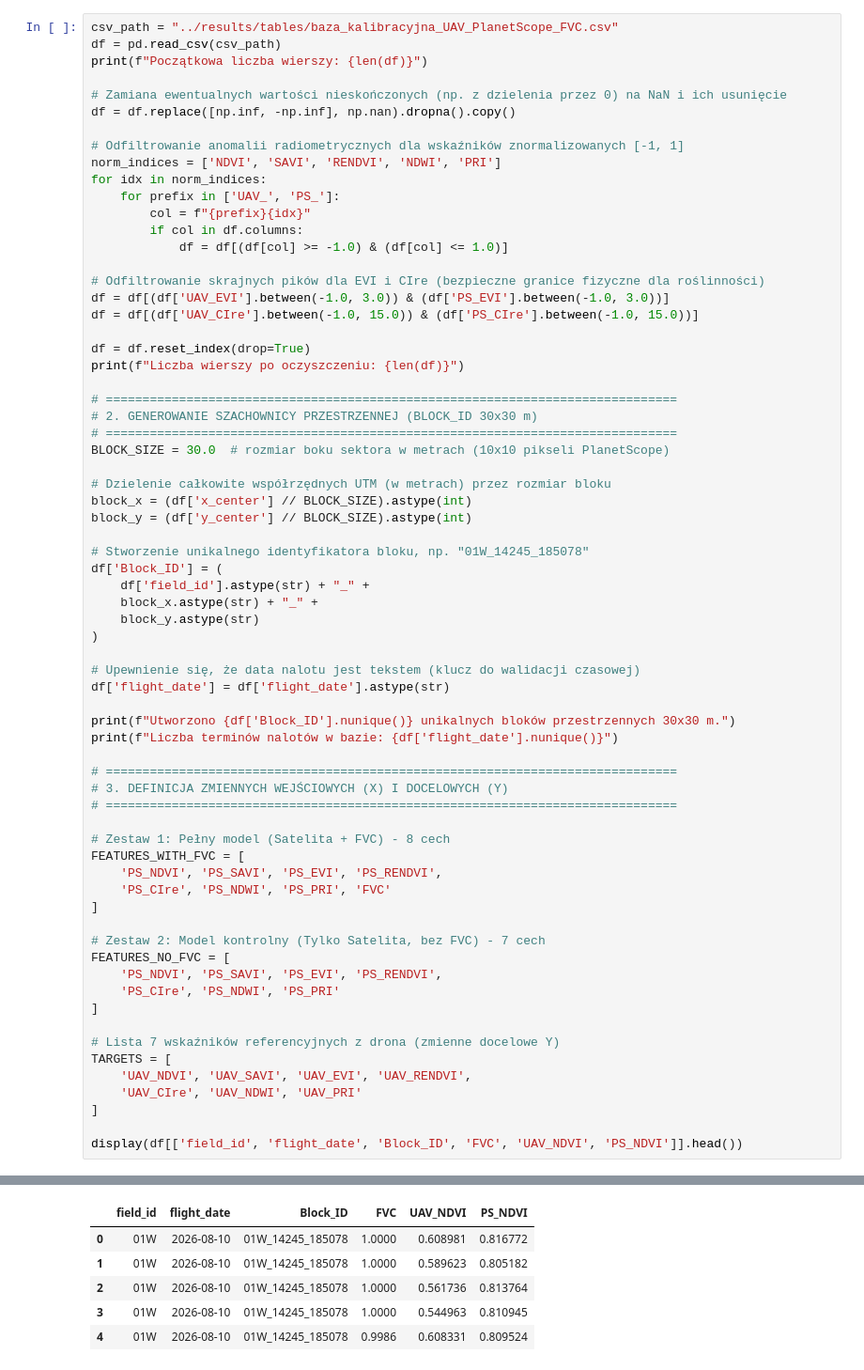
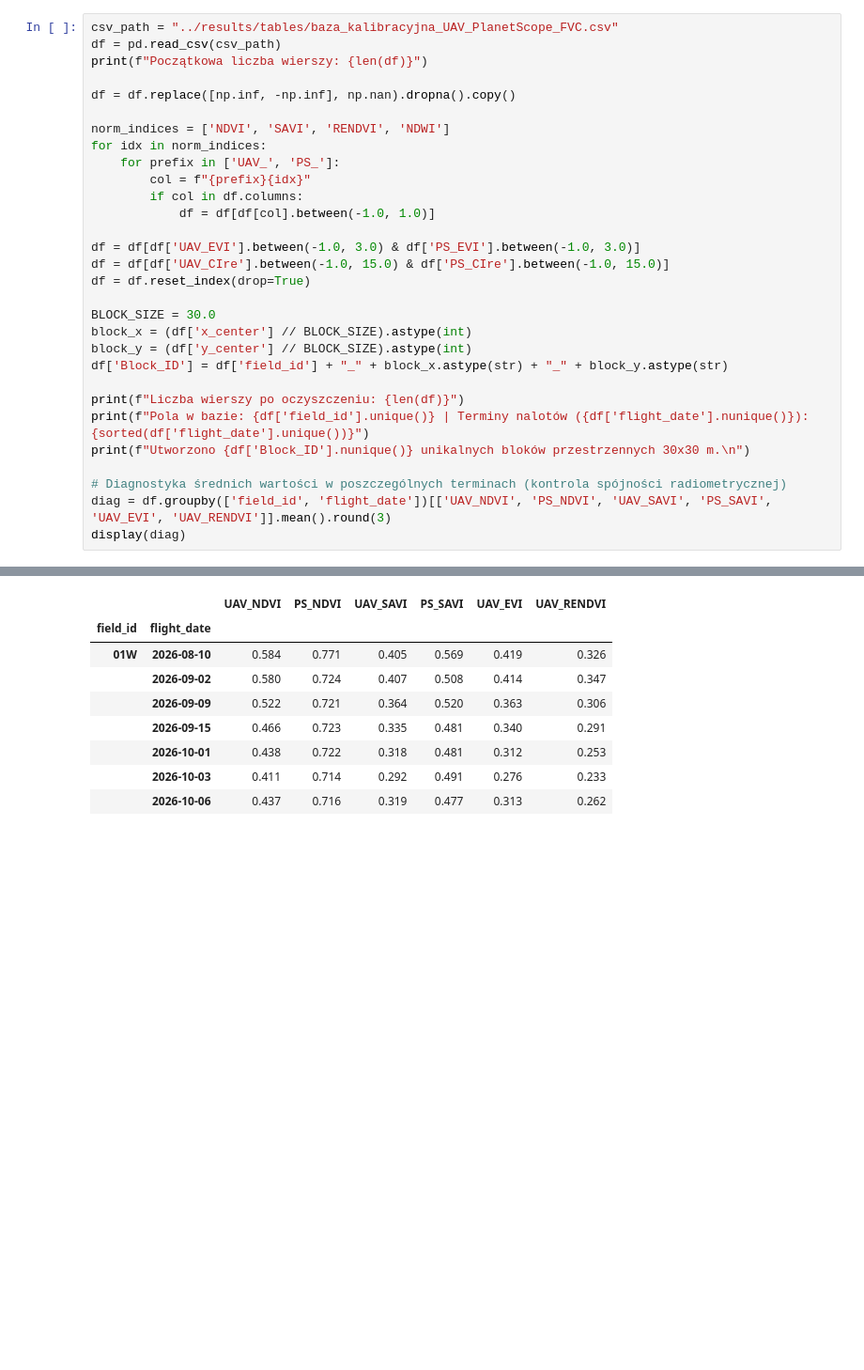
Before and after one commit to Szygo54/cropStress-UAV-Sat, a Jupyter notebook: notebooks/04_random_forest_calibration.ipynb, the cells around one changed output, grey strips where cells are left out. Shown at 94% size. Cells and saved outputs as stored; diff of their text form; blank space fills up the shorter version.

```diff
--- a/notebooks/04_random_forest_calibration.ipynb
+++ b/notebooks/04_random_forest_calibration.ipynb
@@ -10,69 +14,31 @@ csv_path = "../results/tables/baza_kalibracyjna_UAV_PlanetScope_FVC.csv"
 df = pd.read_csv(csv_path)
 print(f"Początkowa liczba wierszy: {len(df)}")
 
-# Zamiana ewentualnych wartości nieskończonych (np. z dzielenia przez 0) na NaN i ich usunięcie
 df = df.replace([np.inf, -np.inf], np.nan).dropna().copy()
 
-# Odfiltrowanie anomalii radiometrycznych dla wskaźników znormalizowanych [-1, 1]
-norm_indices = ['NDVI', 'SAVI', 'RENDVI', 'NDWI', 'PRI']
+norm_indices = ['NDVI', 'SAVI', 'RENDVI', 'NDWI']
 for idx in norm_indices:
     for prefix in ['UAV_', 'PS_']:
         col = f"{prefix}{idx}"
         if col in df.columns:
-            df = df[(df[col] >= -1.0) & (df[col] <= 1.0)]
+            df = df[df[col].between(-1.0, 1.0)]
 
-# Odfiltrowanie skrajnych pików dla EVI i CIre (bezpieczne granice fizyczne dla roślinności)
-df = df[(df['UAV_EVI'].between(-1.0, 3.0)) & (df['PS_EVI'].between(-1.0, 3.0))]
-df = df[(df['UAV_CIre'].between(-1.0, 15.0)) & (df['PS_CIre'].between(-1.0, 15.0))]
+df = df[df['UAV_EVI'].between(-1.0, 3.0) & df['PS_EVI'].between(-1.0, 3.0)]
+df = df[df['UAV_CIre'].between(-1.0, 15.0) & df['PS_CIre'].between(-1.0, 15.0)]
+df = df.reset_index(drop=True)
 
-df = df.reset_index(drop=True)
-print(f"Liczba wierszy po oczyszczeniu: {len(df)}")
-
-# ==============================================================================
-# 2. GENEROWANIE SZACHOWNICY PRZESTRZENNEJ (BLOCK_ID 30x30 m)
-# ==============================================================================
-BLOCK_SIZE = 30.0  # rozmiar boku sektora w metrach (10x10 pikseli PlanetScope)
-
-# Dzielenie całkowite współrzędnych UTM (w metrach) przez rozmiar bloku
+BLOCK_SIZE = 30.0
 block_x = (df['x_center'] // BLOCK_SIZE).astype(int)
 block_y = (df['y_center'] // BLOCK_SIZE).astype(int)
+df['Block_ID'] = df['field_id'] + "_" + block_x.astype(str) + "_" + block_y.astype(str)
 
-# Stworzenie unikalnego identyfikatora bloku, np. "01W_14245_185078"
-df['Block_ID'] = (
-    df['field_id'].astype(str) + "_" +
-    block_x.astype(str) + "_" +
-    block_y.astype(str)
-)
+print(f"Liczba wierszy po oczyszczeniu: {len(df)}")
+print(f"Pola w bazie: {df['field_id'].unique()} | Terminy nalotów ({df['flight_date'].nunique()}): {sorted(df['flight_date'].unique())}")
+print(f"Utworzono {df['Block_ID'].nunique()} unikalnych bloków przestrzennych 30x30 m.\n")
 
-# Upewnienie się, że data nalotu jest tekstem (klucz do walidacji czasowej)
-df['flight_date'] = df['flight_date'].astype(str)
-
-print(f"Utworzono {df['Block_ID'].nunique()} unikalnych bloków przestrzennych 30x30 m.")
-print(f"Liczba terminów nalotów w bazie: {df['flight_date'].nunique()}")
-
-# ==============================================================================
-# 3. DEFINICJA ZMIENNYCH WEJŚCIOWYCH (X) I DOCELOWYCH (Y)
-# ==============================================================================
-
-# Zestaw 1: Pełny model (Satelita + FVC) - 8 cech
-FEATURES_WITH_FVC = [
-    'PS_NDVI', 'PS_SAVI', 'PS_EVI', 'PS_RENDVI',
-    'PS_CIre', 'PS_NDWI', 'PS_PRI', 'FVC'
-]
-
-# Zestaw 2: Model kontrolny (Tylko Satelita, bez FVC) - 7 cech
-FEATURES_NO_FVC = [
-    'PS_NDVI', 'PS_SAVI', 'PS_EVI', 'PS_RENDVI',
-    'PS_CIre', 'PS_NDWI', 'PS_PRI'
-]
-
-# Lista 7 wskaźników referencyjnych z drona (zmienne docelowe Y)
-TARGETS = [
-    'UAV_NDVI', 'UAV_SAVI', 'UAV_EVI', 'UAV_RENDVI',
-    'UAV_CIre', 'UAV_NDWI', 'UAV_PRI'
-]
-
-display(df[['field_id', 'flight_date', 'Block_ID', 'FVC', 'UAV_NDVI', 'PS_NDVI']].head())
+# Diagnostyka średnich wartości w poszczególnych terminach (kontrola spójności radiometrycznej)
+diag = df.groupby(['field_id', 'flight_date'])[['UAV_NDVI', 'PS_NDVI', 'UAV_SAVI', 'PS_SAVI', 'UAV_EVI', 'UAV_RENDVI']].mean().round(3)
+display(diag)
 # %% [output]
 Początkowa liczba wierszy: 18465
 Liczba wierszy po oczyszczeniu: 18460
@@ -81,6 +49,9 @@ Liczba terminów nalotów w bazie: 7
-|  | field_id | flight_date | Block_ID | FVC | UAV_NDVI | PS_NDVI |
-| 0 | 01W | 2026-08-10 | 01W_14245_185078 | 1.0000 | 0.608981 | 0.816772 |
-| 1 | 01W | 2026-08-10 | 01W_14245_185078 | 1.0000 | 0.589623 | 0.805182 |
-| 2 | 01W | 2026-08-10 | 01W_14245_185078 | 1.0000 | 0.561736 | 0.813764 |
-| 3 | 01W | 2026-08-10 | 01W_14245_185078 | 1.0000 | 0.544963 | 0.810945 |
-| 4 | 01W | 2026-08-10 | 01W_14245_185078 | 0.9986 | 0.608331 | 0.809524 |
+|  |  | UAV_NDVI | PS_NDVI | UAV_SAVI | PS_SAVI | UAV_EVI | UAV_RENDVI |
+| field_id | flight_date |  |  |  |  |  |  |
+| 01W | 2026-08-10 | 0.584 | 0.771 | 0.405 | 0.569 | 0.419 | 0.326 |
+|  | 2026-09-02 | 0.580 | 0.724 | 0.407 | 0.508 | 0.414 | 0.347 |
+|  | 2026-09-09 | 0.522 | 0.721 | 0.364 | 0.520 | 0.363 | 0.306 |
+|  | 2026-09-15 | 0.466 | 0.723 | 0.335 | 0.481 | 0.340 | 0.291 |
+|  | 2026-10-01 | 0.438 | 0.722 | 0.318 | 0.481 | 0.312 | 0.253 |
+|  | 2026-10-03 | 0.411 | 0.714 | 0.292 | 0.491 | 0.276 | 0.233 |
+|  | 2026-10-06 | 0.437 | 0.716 | 0.319 | 0.477 | 0.313 | 0.262 |
```
Also changed, not shown: parts of 13 cells of this notebook, 38 other files.
